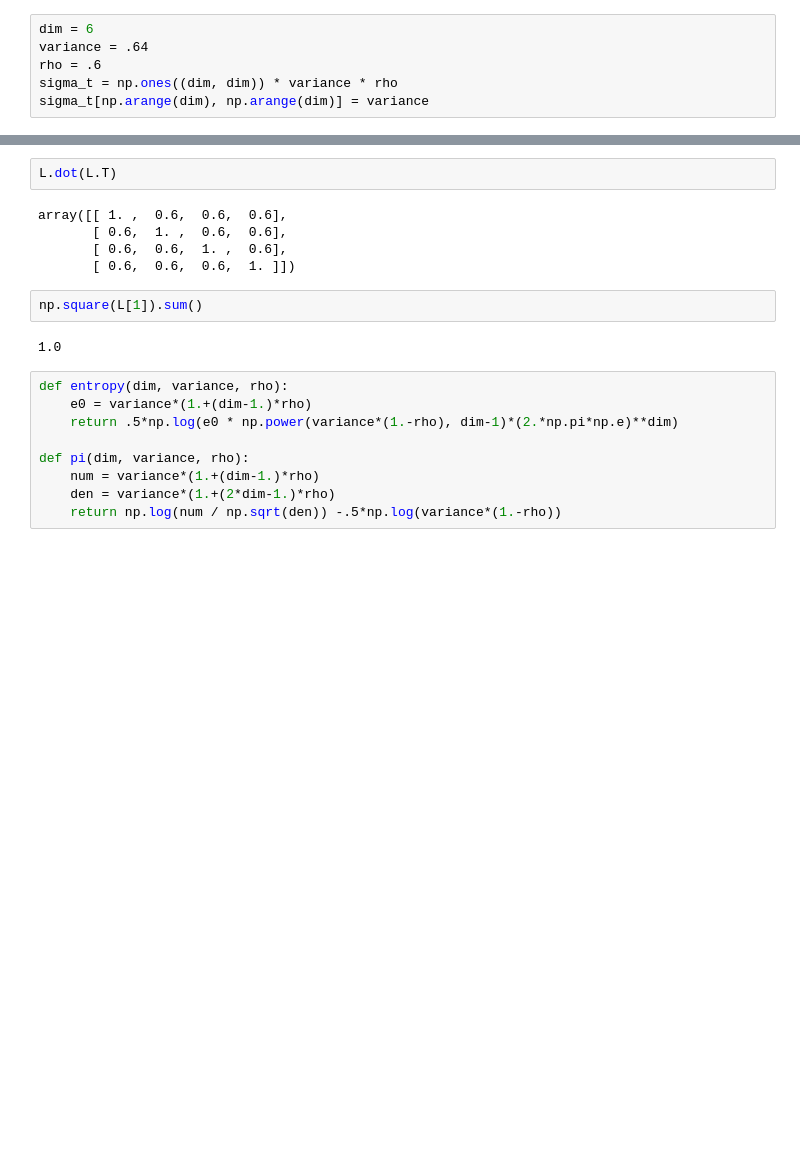
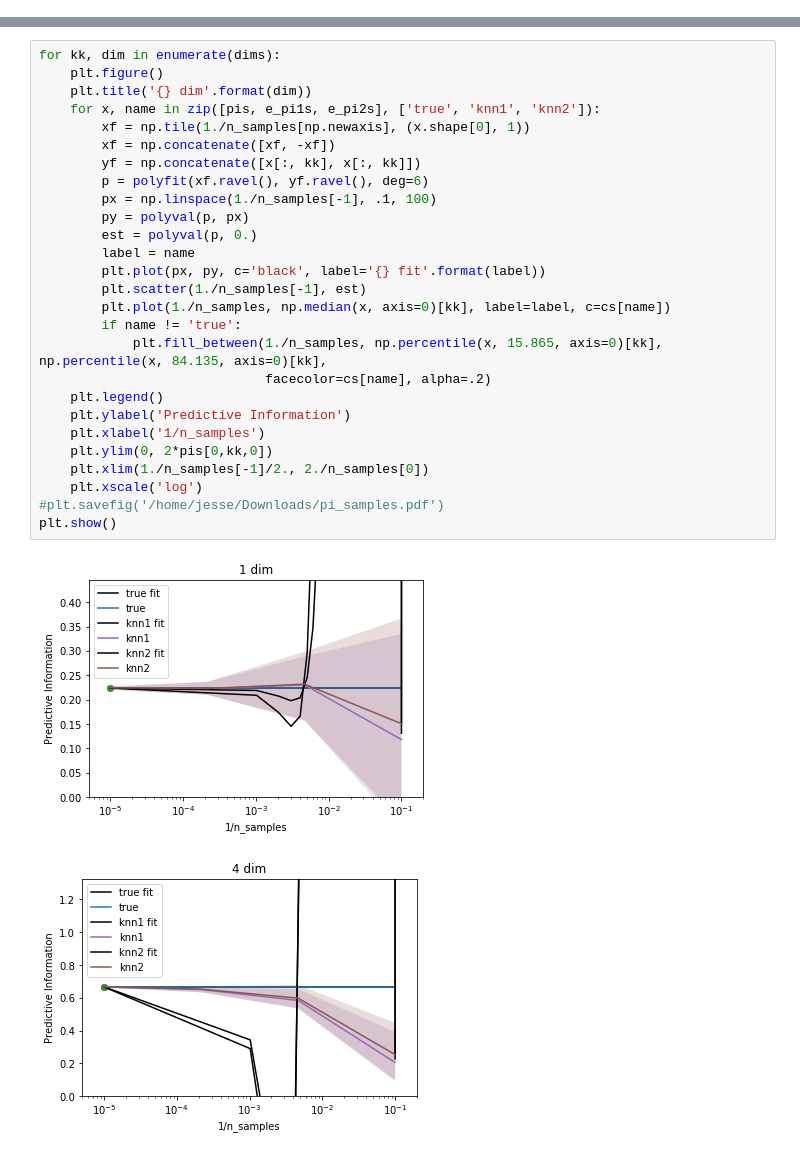
Before and after one commit to BouchardLab/info_measures, a Jupyter notebook: notebooks/predictive_information_tests.ipynb, the cells around one changed output, grey strips where cells are left out. Drawn from its saved outputs; the diff is of its cells as text; blank space fills up the shorter version.

```diff
--- a/notebooks/predictive_information_tests.ipynb
+++ b/notebooks/predictive_information_tests.ipynb
@@ -80,6 +80,0 @@ array([[ 1.01390344,  0.99489527,  0.99095964, ...,  0.50321662,
-# %%
-dim = 6
-variance = .64
-rho = .6
-sigma_t = np.ones((dim, dim)) * variance * rho
-sigma_t[np.arange(dim), np.arange(dim)] = variance
@@ -118,20 +81,30 @@ print(L.T)
-# %%
-L.dot(L.T)
-# %% [output]
-array([[ 1. ,  0.6,  0.6,  0.6],
-       [ 0.6,  1. ,  0.6,  0.6],
-       [ 0.6,  0.6,  1. ,  0.6],
-       [ 0.6,  0.6,  0.6,  1. ]])
-# %%
-np.square(L[1]).sum()
-# %% [output]
-1.0
-# %%
-def entropy(dim, variance, rho):
-    e0 = variance*(1.+(dim-1.)*rho)
-    return .5*np.log(e0 * np.power(variance*(1.-rho), dim-1)*(2.*np.pi*np.e)**dim)
-
-def pi(dim, variance, rho):
-    num = variance*(1.+(dim-1.)*rho)
-    den = variance*(1.+(2*dim-1.)*rho)
-    return np.log(num / np.sqrt(den)) -.5*np.log(variance*(1.-rho))
+# %%
+for kk, dim in enumerate(dims):
+    plt.figure()
+    plt.title('{} dim'.format(dim))
+    for x, name in zip([pis, e_pi1s, e_pi2s], ['true', 'knn1', 'knn2']):
+        xf = np.tile(1./n_samples[np.newaxis], (x.shape[0], 1))
+        xf = np.concatenate([xf, -xf])
+        yf = np.concatenate([x[:, kk], x[:, kk]])
+        p = polyfit(xf.ravel(), yf.ravel(), deg=6)
+        px = np.linspace(1./n_samples[-1], .1, 100)
+        py = polyval(p, px)
+        est = polyval(p, 0.)
+        label = name
+        plt.plot(px, py, c='black', label='{} fit'.format(label))
+        plt.scatter(1./n_samples[-1], est)
+        plt.plot(1./n_samples, np.median(x, axis=0)[kk], label=label, c=cs[name])
+        if name != 'true':
+            plt.fill_between(1./n_samples, np.percentile(x, 15.865, axis=0)[kk], np.percentile(x, 84.135, axis=0)[kk],
+                             facecolor=cs[name], alpha=.2)
+    plt.legend()
+    plt.ylabel('Predictive Information')
+    plt.xlabel('1/n_samples')
+    plt.ylim(0, 2*pis[0,kk,0])
+    plt.xlim(1./n_samples[-1]/2., 2./n_samples[0])
+    plt.xscale('log')
+#plt.savefig('/home/jesse/Downloads/pi_samples.pdf')
+plt.show()
+# %% [output]
+[figure, added]
+[figure, added]
```
Also changed, not shown: parts of 14 cells of this notebook, 5 other files.
